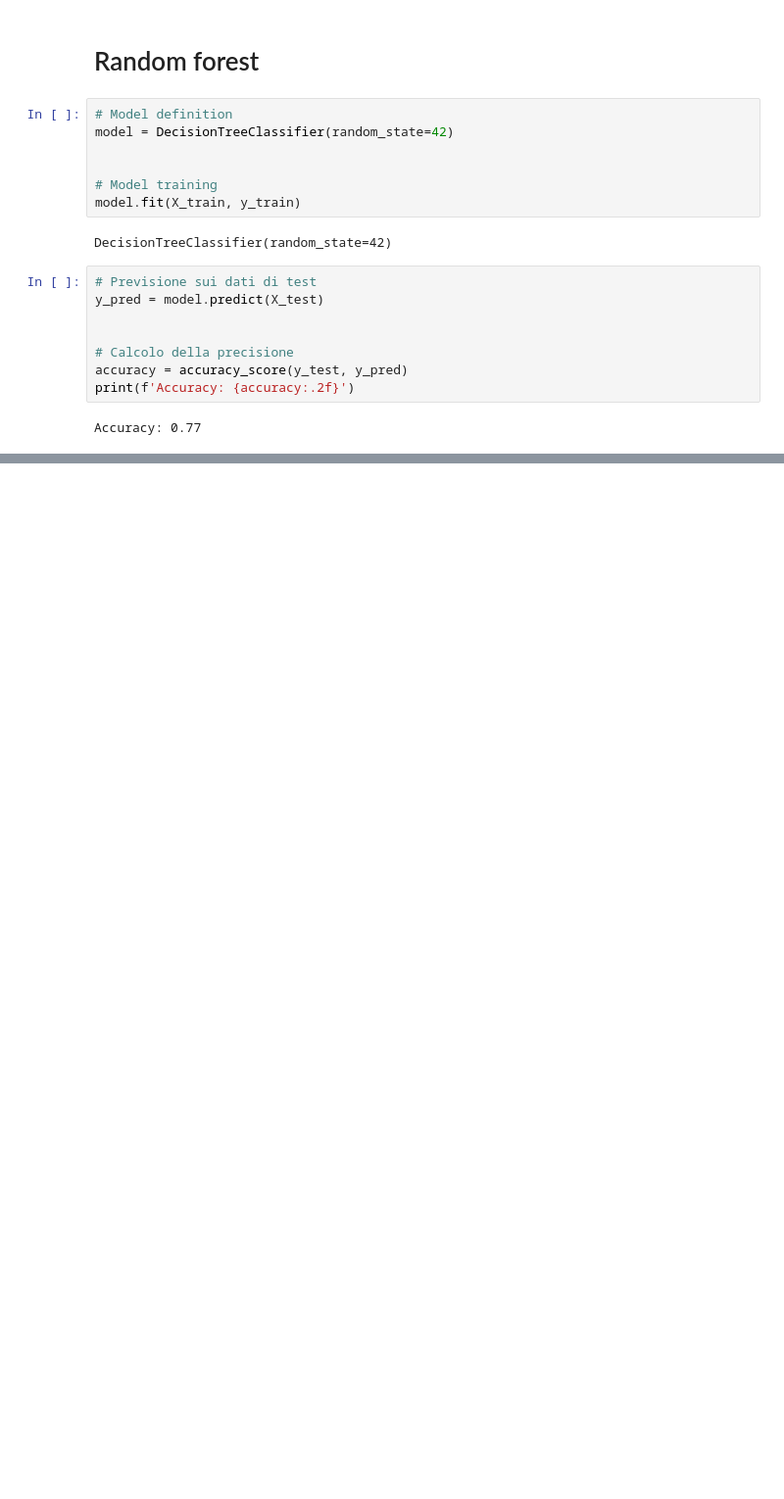
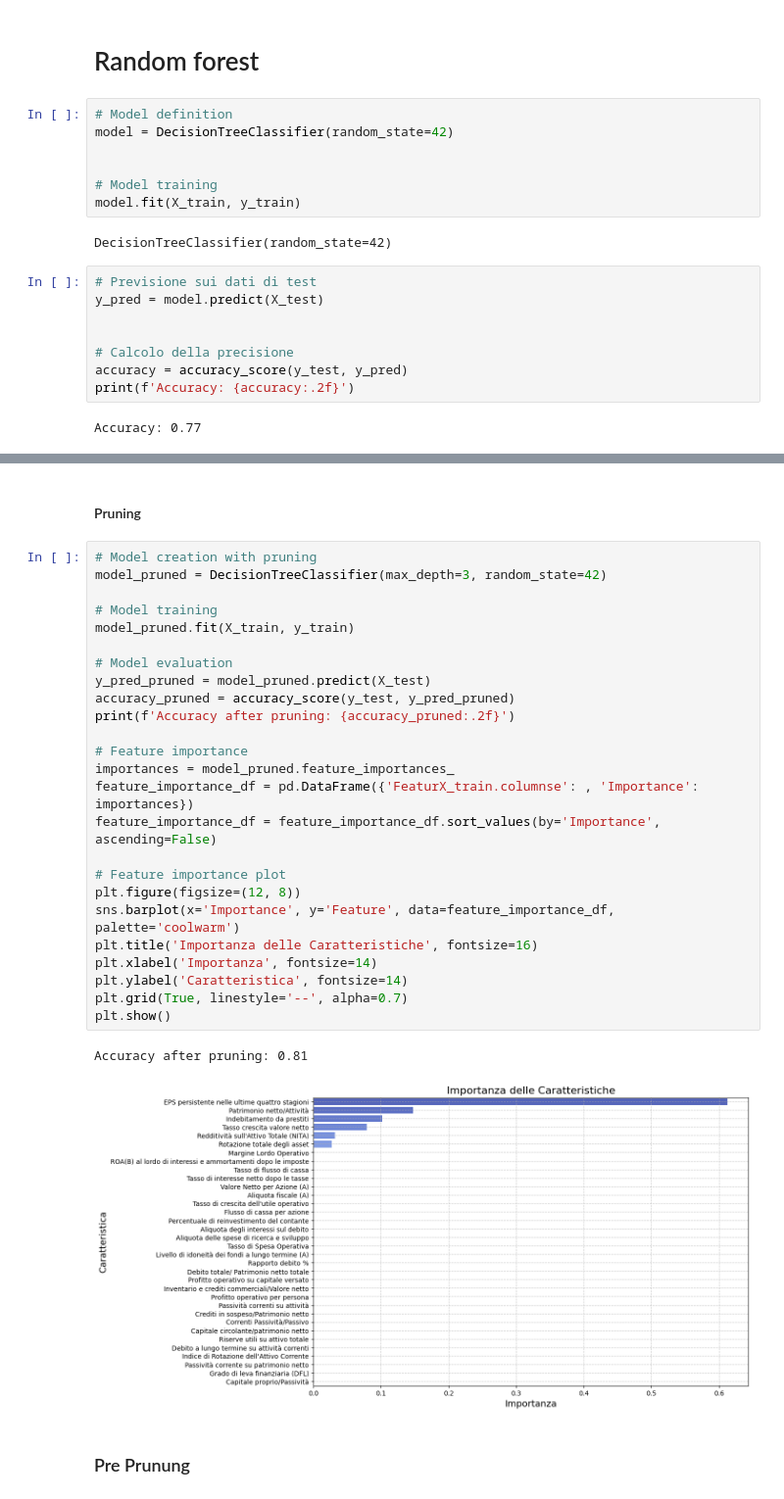
Before and after one commit to PierandreaMartella/CompanyBankruptcyPrediction, a Jupyter notebook: Main.ipynb, the cells around one changed output, grey strips where cells are left out. Shown at 98% size. Drawn from its saved outputs; the diff is of its cells as text; blank space fills up the shorter version.

```diff
--- a/Main.ipynb
+++ b/Main.ipynb
@@ -850,0 +851,32 @@ NameError: name 'plt' is not defined
+# %% [markdown]
+#### Pruning
+# %%
+# Model creation with pruning
+model_pruned = DecisionTreeClassifier(max_depth=3, random_state=42)
+
+# Model training
+model_pruned.fit(X_train, y_train)
+
+# Model evaluation
+y_pred_pruned = model_pruned.predict(X_test)
+accuracy_pruned = accuracy_score(y_test, y_pred_pruned)
+print(f'Accuracy after pruning: {accuracy_pruned:.2f}')
+
+# Feature importance
+importances = model_pruned.feature_importances_
+feature_importance_df = pd.DataFrame({'FeaturX_train.columnse': , 'Importance': importances})
+feature_importance_df = feature_importance_df.sort_values(by='Importance', ascending=False)
+
+# Feature importance plot
+plt.figure(figsize=(12, 8))
+sns.barplot(x='Importance', y='Feature', data=feature_importance_df, palette='coolwarm')
+plt.title('Importanza delle Caratteristiche', fontsize=16)
+plt.xlabel('Importanza', fontsize=14)
+plt.ylabel('Caratteristica', fontsize=14)
+plt.grid(True, linestyle='--', alpha=0.7)
+plt.show()
+# %% [output]
+Accuracy after pruning: 0.81
+[figure, added]
+# %% [markdown]
+### Pre Prunung
```
Also changed, not shown: parts of 14 cells of this notebook.
